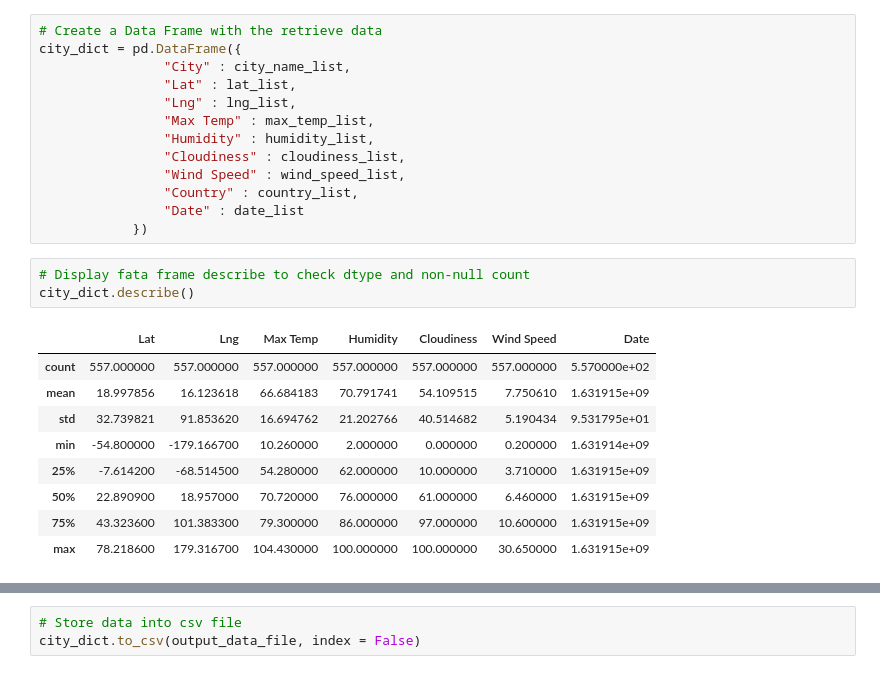
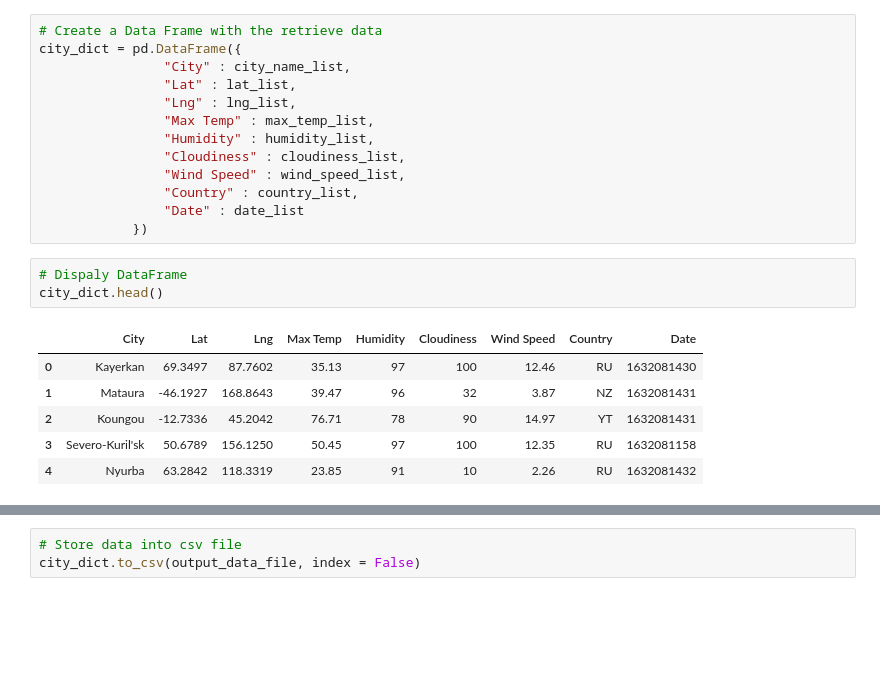
Before and after one commit to Rlizaran/python-api-challenge, a Jupyter notebook: WeatherPy.ipynb, the cells around one changed output, grey strips where cells are left out. Drawn from its saved outputs; the diff is of its cells as text; blank space fills up the shorter version.

```diff
--- a/WeatherPy.ipynb
+++ b/WeatherPy.ipynb
@@ -133,16 +135,13 @@ city_dict = pd.DataFrame({
                 "Country" : country_list,
                 "Date" : date_list
             })
-# %%
-# Display fata frame describe to check dtype and non-null count
-city_dict.describe()
-# %% [output]
-|  | Lat | Lng | Max Temp | Humidity | Cloudiness | Wind Speed | Date |
-| count | 557.000000 | 557.000000 | 557.000000 | 557.000000 | 557.000000 | 557.000000 | 5.570000e+02 |
-| mean | 18.997856 | 16.123618 | 66.684183 | 70.791741 | 54.109515 | 7.750610 | 1.631915e+09 |
-| std | 32.739821 | 91.853620 | 16.694762 | 21.202766 | 40.514682 | 5.190434 | 9.531795e+01 |
-| min | -54.800000 | -179.166700 | 10.260000 | 2.000000 | 0.000000 | 0.200000 | 1.631914e+09 |
-| 25% | -7.614200 | -68.514500 | 54.280000 | 62.000000 | 10.000000 | 3.710000 | 1.631915e+09 |
-| 50% | 22.890900 | 18.957000 | 70.720000 | 76.000000 | 61.000000 | 6.460000 | 1.631915e+09 |
-| 75% | 43.323600 | 101.383300 | 79.300000 | 86.000000 | 97.000000 | 10.600000 | 1.631915e+09 |
-| max | 78.218600 | 179.316700 | 104.430000 | 100.000000 | 100.000000 | 30.650000 | 1.631915e+09 |
+# %%
+# Dispaly DataFrame
+city_dict.head()
+# %% [output]
+|  | City | Lat | Lng | Max Temp | Humidity | Cloudiness | Wind Speed | Country | Date |
+| 0 | Kayerkan | 69.3497 | 87.7602 | 35.13 | 97 | 100 | 12.46 | RU | 1632081430 |
+| 1 | Mataura | -46.1927 | 168.8643 | 39.47 | 96 | 32 | 3.87 | NZ | 1632081431 |
+| 2 | Koungou | -12.7336 | 45.2042 | 76.71 | 78 | 90 | 14.97 | YT | 1632081431 |
+| 3 | Severo-Kuril'sk | 50.6789 | 156.1250 | 50.45 | 97 | 100 | 12.35 | RU | 1632081158 |
+| 4 | Nyurba | 63.2842 | 118.3319 | 23.85 | 91 | 10 | 2.26 | RU | 1632081432 |
```
Also changed, not shown: parts of 29 cells of this notebook, 13 other files.
